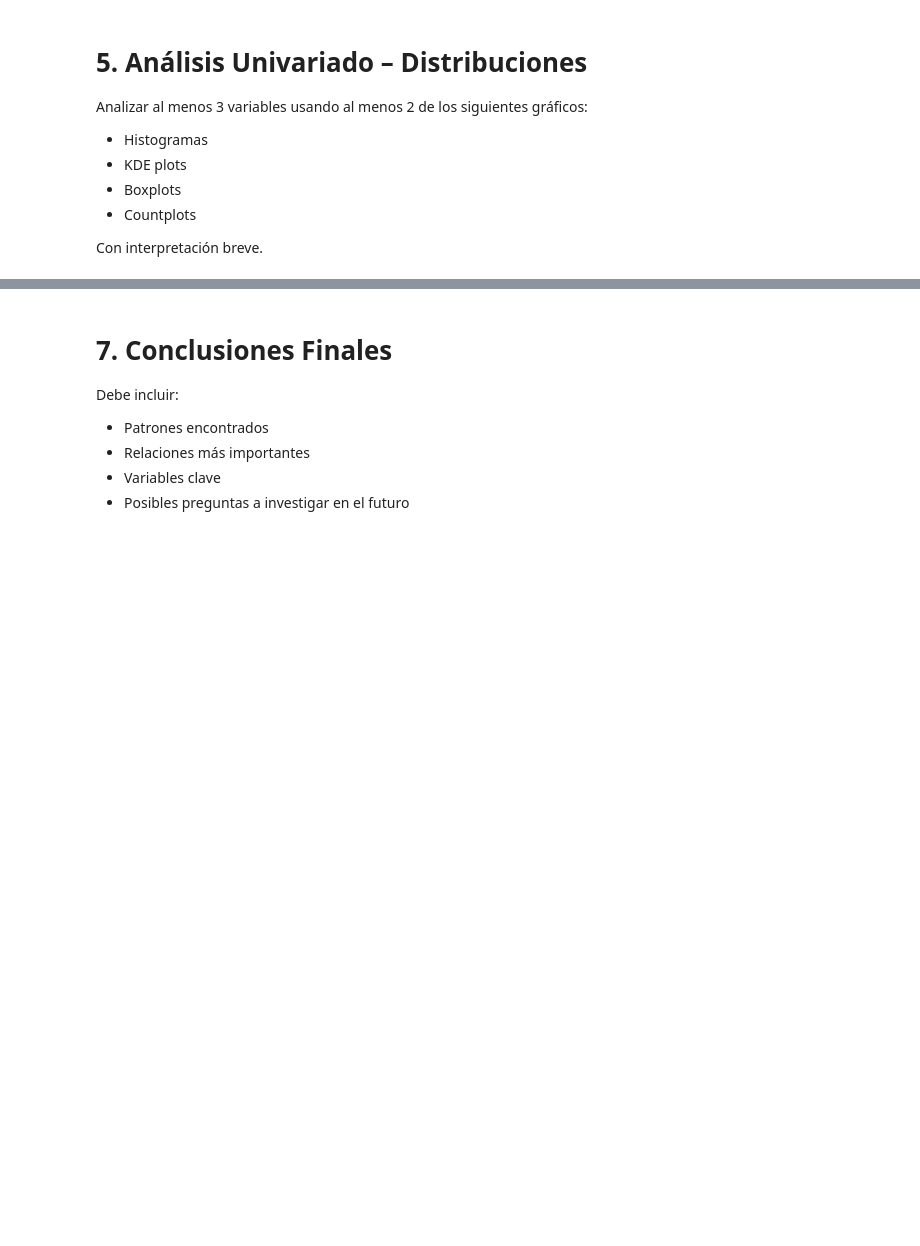
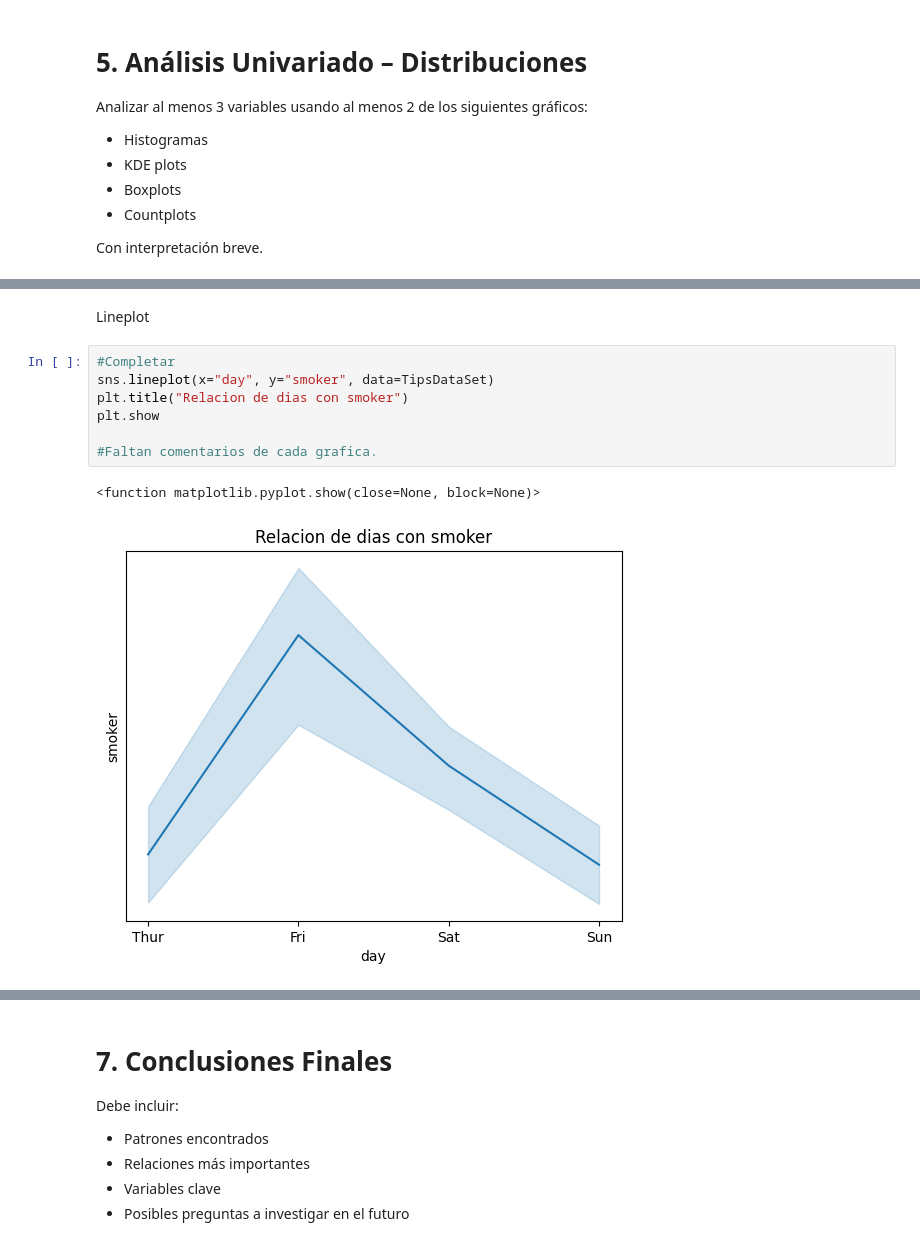
Before and after one commit to JoanM19/Proyecto-final-Electiva, a Jupyter notebook: Proyecto final Electiva.ipynb, the cells around one changed output, grey strips where cells are left out. Saved outputs shown, nothing was run; the diff lists cells and outputs as text; blank space fills up the shorter version.

```diff
--- a/Proyecto final Electiva.ipynb
+++ b/Proyecto final Electiva.ipynb
@@ -133,0 +158,12 @@ Cada gráfica debe incluir explicación.
+# %% [markdown]
+Lineplot
+# %%
+#Completar
+sns.lineplot(x="day", y="smoker", data=TipsDataSet)
+plt.title("Relacion de dias con smoker")
+plt.show
+
+#Faltan comentarios de cada grafica.
+# %% [output]
+<function matplotlib.pyplot.show(close=None, block=None)>
+[figure, added]
```
Also changed, not shown: parts of 8 cells of this notebook.
